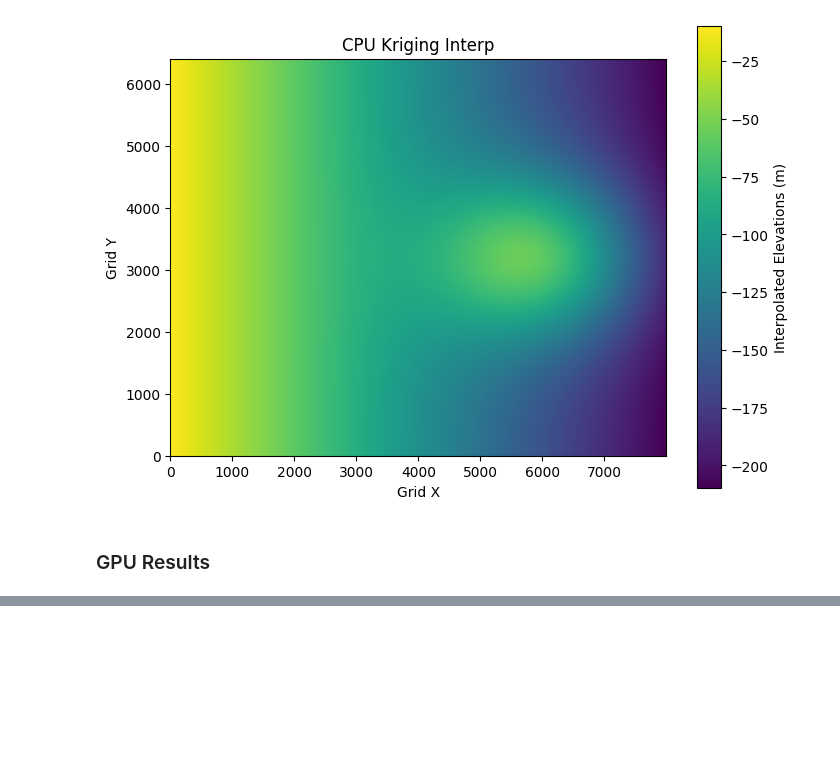
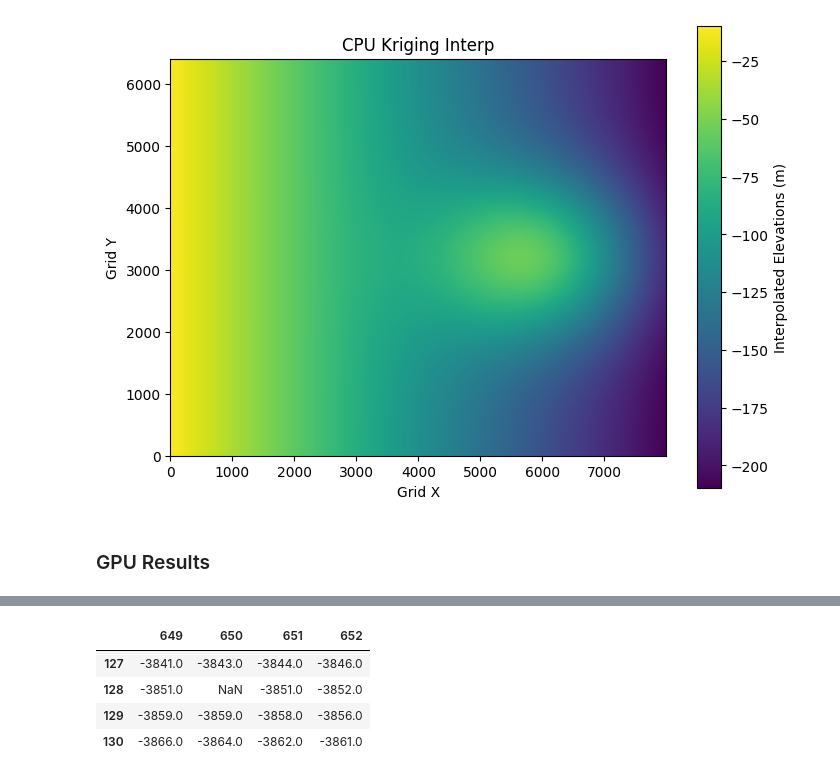
Before and after one commit to devsaxena974/AUV-Real-Time-Interpolation, a Jupyter notebook: code/test_cpu_gpu_results.ipynb, the cells around one changed output, grey strips where cells are left out. Cells and saved outputs as stored; diff of their text form; code cells hidden in the pictures; blank space fills up the shorter version.

```diff
--- a/code/test_cpu_gpu_results.ipynb
+++ b/code/test_cpu_gpu_results.ipynb
@@ -252,0 +291,8 @@ gpu_kriging_df
+# %%
+reduced.iloc[127:131, 649:653]
+# %% [output]
+|  | 649 | 650 | 651 | 652 |
+| 127 | -3841.0 | -3843.0 | -3844.0 | -3846.0 |
+| 128 | -3851.0 | NaN | -3851.0 | -3852.0 |
+| 129 | -3859.0 | -3859.0 | -3858.0 | -3856.0 |
+| 130 | -3866.0 | -3864.0 | -3862.0 | -3861.0 |
```
Also changed, not shown: parts of 7 cells of this notebook, 10 other files.
